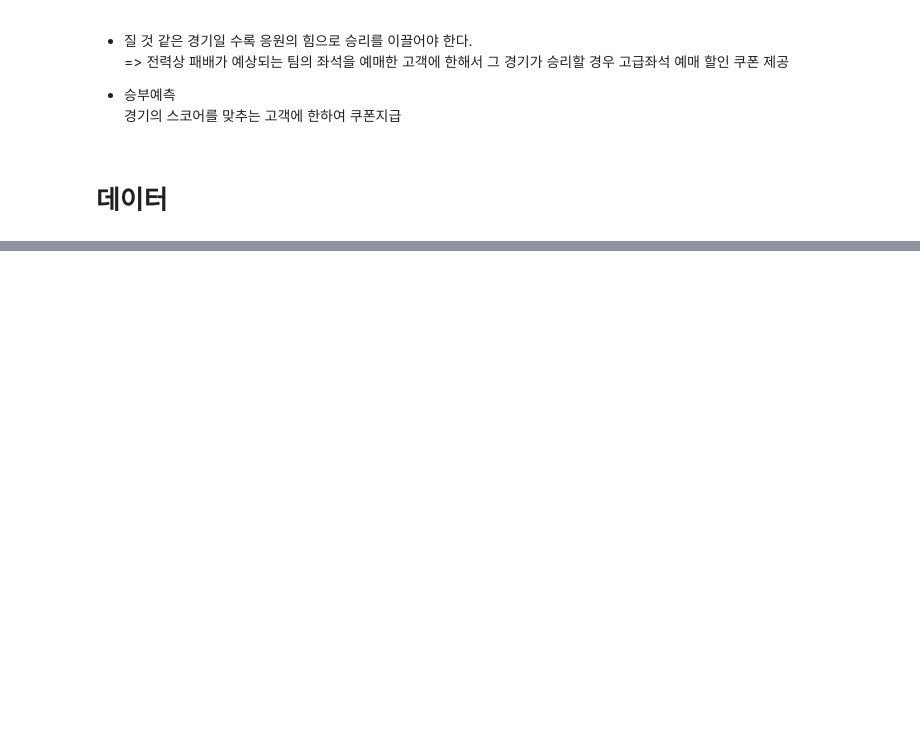
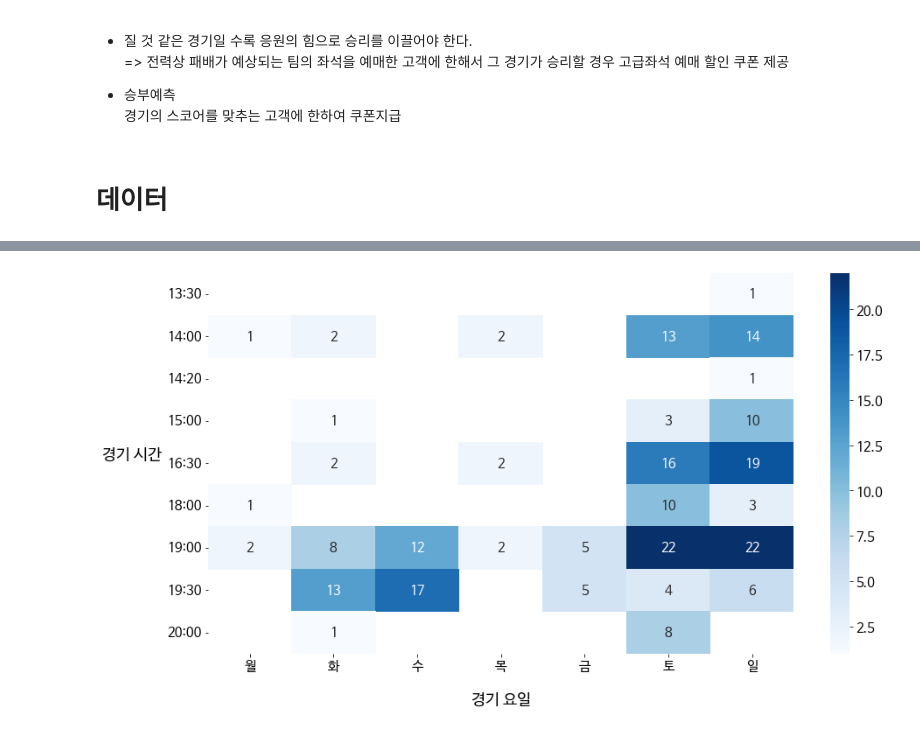
Before and after one commit to ev1025/CS_Project2, a Jupyter notebook: 예매수요예측.ipynb, the cells around one changed output, grey strips where cells are left out. Saved outputs shown, nothing was run; the diff lists cells and outputs as text; code cells hidden in the pictures; blank space fills up the shorter version.

```diff
--- a/예매수요예측.ipynb
+++ b/예매수요예측.ipynb
@@ -126,0 +317,17 @@ a = pd.read_csv('/content/drive/MyDrive/더케이/schedule.csv')
+# %%
+plt.rc('font', family='NanumBarunGothic')
+plt.rc('font', size=15)
+# %%
+# 요일별,시간대별 히트맵
+data = df4.pivot_table(index='yoil', columns='game_time', values='game_id', aggfunc=['count']) # aggfunc는 값에 적용해줄 함수
+data.index = ['월','화','수','목','금','토','일']
+data.columns = [i[1] for i in data.columns]
+# %%
+plt.figure(figsize=(15,8))
+sns.heatmap(data.T,cmap='Blues', annot=True)
+plt.yticks(rotation='horizontal')
+plt.ylabel('경기 시간', fontsize=18, labelpad=40, rotation='horizontal')
+plt.xlabel('경기 요일', fontsize=18, labelpad=20)
+plt.show();
+# %% [output]
+[figure, added]
```
Also changed, not shown: parts of 34 cells of this notebook.
